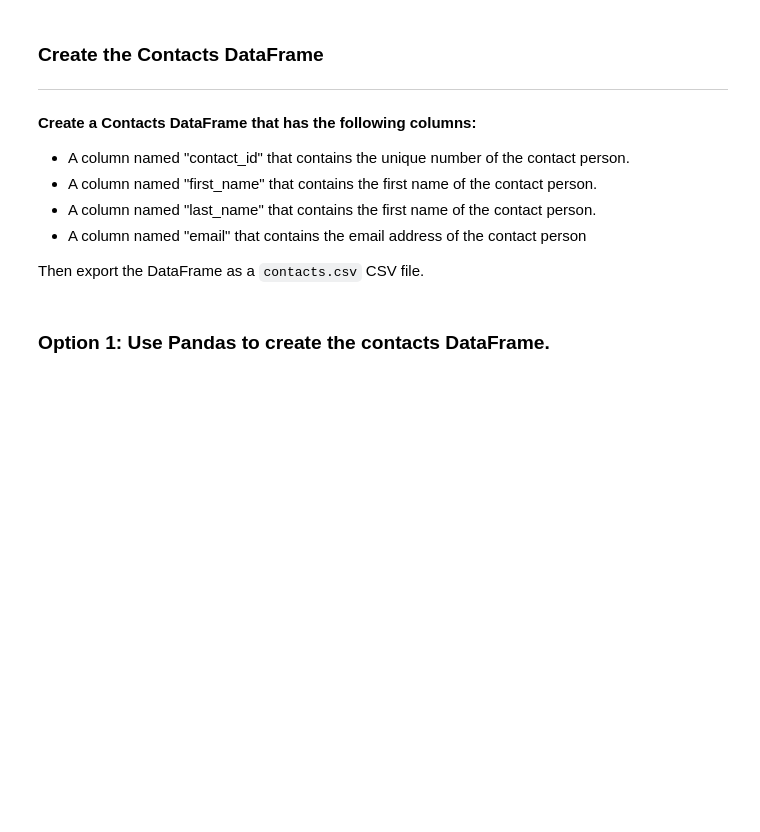
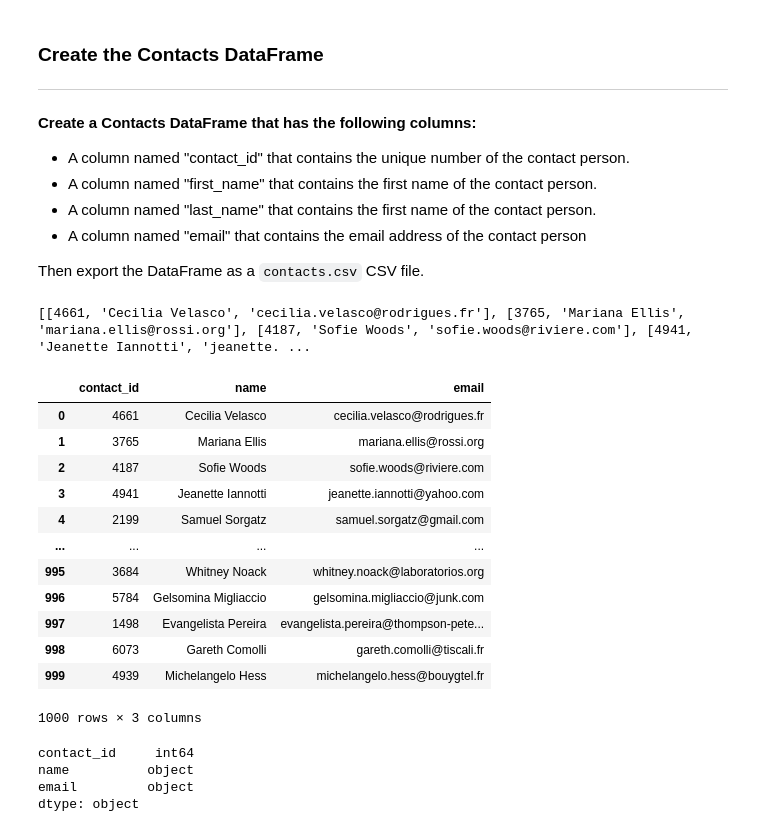
Before and after one commit to emilyneaville/Crowdfunding_ETL, a Jupyter notebook: ETL_project_file.ipynb, the cells around one changed output. Drawn from its saved outputs; the diff is of its cells as text; code cells hidden in the pictures; blank space fills up the shorter version.

```diff
--- a/ETL_project_file.ipynb
+++ b/ETL_project_file.ipynb
@@ -334,5 +329,3 @@ contact_info_df.head()
 - A column named "email" that contains the email address of the contact person
 
 Then export the DataFrame as a `contacts.csv` CSV file.
-# %% [markdown]
-### Option 1: Use Pandas to create the contacts DataFrame.
@@ -353,7 +332,48 @@ print(dict_values)
+# %%
+# Create a dataframe containing the name, email, and ID for each person in the contact_info DataFrame
+import json
+dict_values = []
+
+# Iterate through the rows of the dataframe
+for i, row in contact_info_df.iterrows():
+    # Iterate through the contact_info_df and convert each row to a dictionary.
+    json_data = json.loads(contact_info_df['contact_info'][i])
+    # Now, we only want to extract the values... loop through the above dictionary and create a list containing the three values for each person
+    # return the VALUE for each KEY, VALUE pair in the 3 JSON_DATA ITEMS that we have in the dictionary
+    row_values = [value for key, value in json_data.items()]
+    # Append the list of our 3 returned values to the dict_values list
+    dict_values.append(row_values)
+
+# Print out the list of values for each row.
+print(dict_values)
+# %% [output]
+[[4661, 'Cecilia Velasco', 'cecilia.velasco@rodrigues.fr'], [3765, 'Mariana Ellis', 'mariana.ellis@rossi.org'], [4187, 'Sofie Woods', 'sofie.woods@riviere.com'], [4941, 'Jeanette Iannotti', 'jeanette. ...
 # %%
 # Create a contact_info DataFrame and add each list of values, i.e., each row
 # to the 'contact_id', 'name', 'email' columns.
+contacts_df = pd.DataFrame(dict_values, columns=['contact_id', 'name', 'email'])
+contacts_df
+# %% [output]
+|  | contact_id | name | email |
+| 0 | 4661 | Cecilia Velasco | cecilia.velasco@rodrigues.fr |
+| 1 | 3765 | Mariana Ellis | mariana.ellis@rossi.org |
+| 2 | 4187 | Sofie Woods | sofie.woods@riviere.com |
+| 3 | 4941 | Jeanette Iannotti | jeanette.iannotti@yahoo.com |
+| 4 | 2199 | Samuel Sorgatz | samuel.sorgatz@gmail.com |
+| ... | ... | ... | ... |
+| 995 | 3684 | Whitney Noack | whitney.noack@laboratorios.org |
+| 996 | 5784 | Gelsomina Migliaccio | gelsomina.migliaccio@junk.com |
+| 997 | 1498 | Evangelista Pereira | evangelista.pereira@thompson-pete... |
+| 998 | 6073 | Gareth Comolli | gareth.comolli@tiscali.fr |
+| 999 | 4939 | Michelangelo Hess | michelangelo.hess@bouygtel.fr |
+1000 rows × 3 columns
 # %%
 # Check the datatypes.
+contacts_df.dtypes
+# %% [output]
+contact_id     int64
+name          object
+email         object
+dtype: object
 # %%
 # Create a "first"name" and "last_name" column with the first and last names from the "name" column.
```
Also changed, not shown: parts of 12 cells of this notebook, 1 other file.
